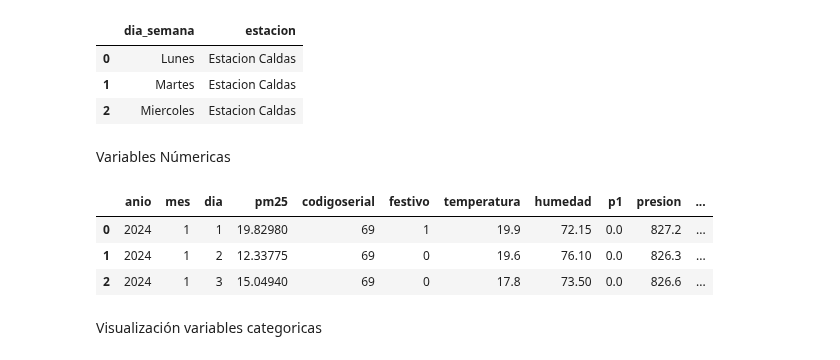
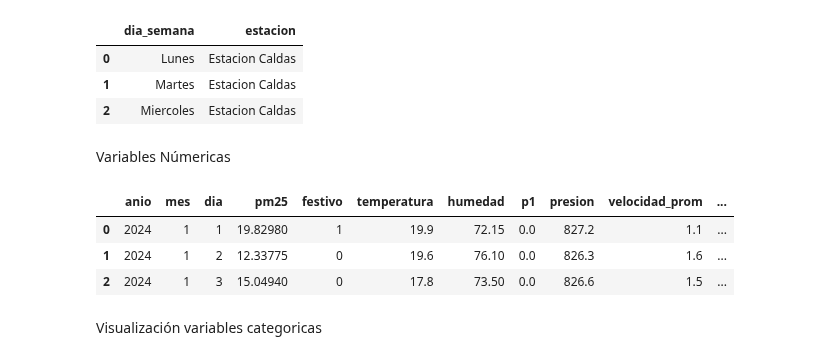
Before and after one commit to kennethLeonel/Monografia-calidad-del-aire-valle-de-aburra, a Jupyter notebook: Proyecto_dataset.ipynb, the cells around one changed output. Cells and saved outputs as stored; diff of their text form; code cells hidden in the pictures.

```diff
--- a/Proyecto_dataset.ipynb
+++ b/Proyecto_dataset.ipynb
@@ -814,14 +819,14 @@ dataSetCalidadAire[columnasCategoricas].head(3)
 Variables Númericas
 # %%
 #Lista de variables numéricas
-
+dataSetCalidadAire = eliminarColumnas(dataSetCalidadAire, "codigoserial")
 columnasNumericas=dataSetCalidadAire.select_dtypes(include = ['float64','int32','int64']).columns.tolist()
 dataSetCalidadAire[columnasNumericas].head(3)
 # %% [output]
-|  | anio | mes | dia | pm25 | codigoserial | festivo | temperatura | humedad | p1 | presion | ... |
-| 0 | 2024 | 1 | 1 | 19.82980 | 69 | 1 | 19.9 | 72.15 | 0.0 | 827.2 | ... |
-| 1 | 2024 | 1 | 2 | 12.33775 | 69 | 0 | 19.6 | 76.10 | 0.0 | 826.3 | ... |
-| 2 | 2024 | 1 | 3 | 15.04940 | 69 | 0 | 17.8 | 73.50 | 0.0 | 826.6 | ... |
+|  | anio | mes | dia | pm25 | festivo | temperatura | humedad | p1 | presion | velocidad_prom | ... |
+| 0 | 2024 | 1 | 1 | 19.82980 | 1 | 19.9 | 72.15 | 0.0 | 827.2 | 1.1 | ... |
+| 1 | 2024 | 1 | 2 | 12.33775 | 0 | 19.6 | 76.10 | 0.0 | 826.3 | 1.6 | ... |
+| 2 | 2024 | 1 | 3 | 15.04940 | 0 | 17.8 | 73.50 | 0.0 | 826.6 | 1.5 | ... |
 # %% [markdown]
 Visualización variables categoricas
 # %%
```
Also changed, not shown: parts of 18 cells of this notebook, 4 other files.
